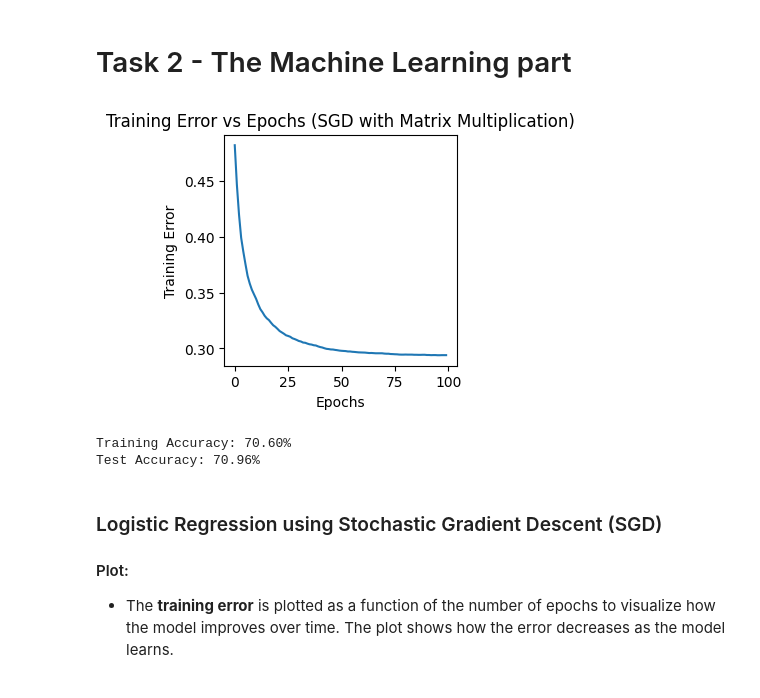
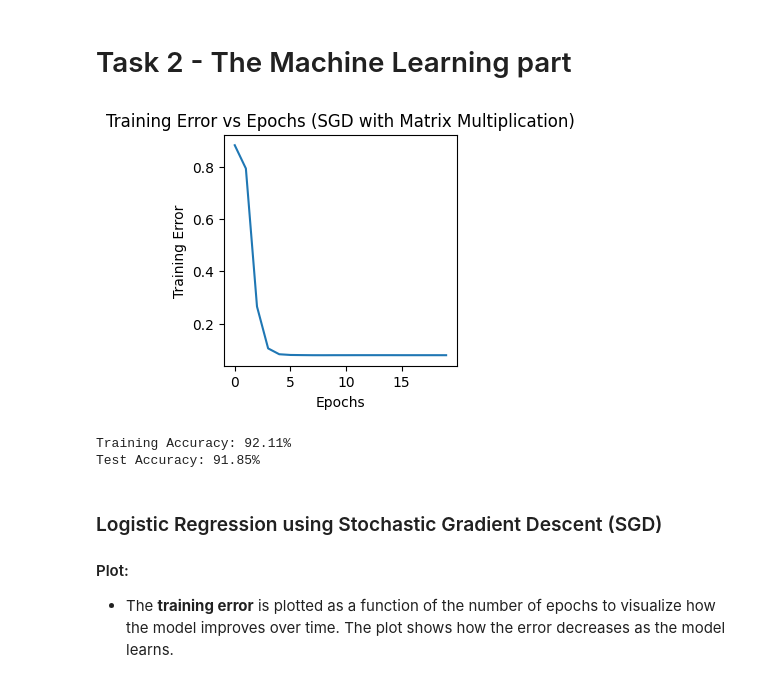
Before and after one commit to tihassfjord/RepDatWest, a Jupyter notebook: code/assignment1_2.ipynb, the cells around one changed output. Saved outputs shown, nothing was run; the diff lists cells and outputs as text; code cells hidden in the pictures.

```diff
--- a/code/assignment1_2.ipynb
+++ b/code/assignment1_2.ipynb
@@ -151,6 +150,20 @@ print(f'Training Feature: {X_train.shape[0]}')
 print(f'Training Labels: {y_train.shape[0]}')
 print(f'Test Features: {X_test.shape[0]}')
 print(f'Test Labels: {y_test.shape[0]}')
+
+
+# Initialize custom scaler
+scaler = CustomStandardScaler()
+
+# Fit and transform the dataset
+X_train_scaled = scaler.fit_transform(X_train)
+X_test_scaled = scaler.transform(X_test)
+
+# Output the scaled data
+# print(X_train_scaled[:5])
+# print(X_train[:5])
+# print(X_test_scaled[:5])
+# print(X_test[:5])
 # %% [output]
 Training Feature: 14913
 Training Labels: 14913
@@ -336,43 +348,44 @@ def predict(X, weights):
     return (y_pred >= 0.5).astype(int)  # Convert probabilities to binary labels (0 or 1)
 
 # Parameters
-learning_rate = 0.001
-epochs = 100
+learning_rate = 0.0001
+epochs = 20
 
  # Shuffle the data at the start of each epoch to avoid biased gradients (due to order)
-np.random.seed(42)  # For reproducibility
+# np.random.seed(42)  # For reproducibility
 indices = np.random.permutation(len(X_train))  # Shuffle indices
-X_shuffled = X_train[indices]  # Apply the shuffled indices to features
+X_shuffled = X_train_scaled[indices]  # Apply the shuffled indices to features
 y_shuffled = y_train[indices]  # Apply the shuffled indices to labels
+
 
 # Train the logistic regression classifier using SGD
 weights, errors = logistic_sgd(X_shuffled, y_shuffled, learning_rate, epochs)
 # weights, errors = logistic_sgd(X_train, y_train, learning_rate, epochs)
 
 
 # Plot training error as a function of epochs
 plt.figure(figsize=(3, 3))
 plt.plot(range(epochs), errors)
 plt.xlabel('Epochs')
 plt.ylabel('Training Error')
 plt.title('Training Error vs Epochs (SGD with Matrix Multiplication)')
 plt.show()
 
 # # Report accuracy on the training set
 # y_train_pred = predict(X_train, weights)
 # accuracy = np.mean(y_train_pred == y_train)
 # print(f"Accuracy on the training set: {accuracy * 100:.2f}%")
 
 # Calculate training accuracy
-y_train_pred = predict(X_train, weights)
+y_train_pred = predict(X_train_scaled, weights)
 train_accuracy = np.mean(y_train_pred == y_train)
 print(f"Training Accuracy: {train_accuracy * 100:.2f}%")
 
 # Calculate test accuracy
-y_test_pred = predict(X_test, weights)
+y_test_pred = predict(X_test_scaled, weights)
 test_accuracy = np.mean(y_test_pred == y_test)
 print(f"Test Accuracy: {test_accuracy * 100:.2f}%")
 # %% [output]
-[figure, old version]
+[figure, new version]
-Training Accuracy: 70.60%
-Test Accuracy: 70.96%
+Training Accuracy: 92.11%
+Test Accuracy: 91.85%
```
Also changed, not shown: parts of 11 cells of this notebook.
